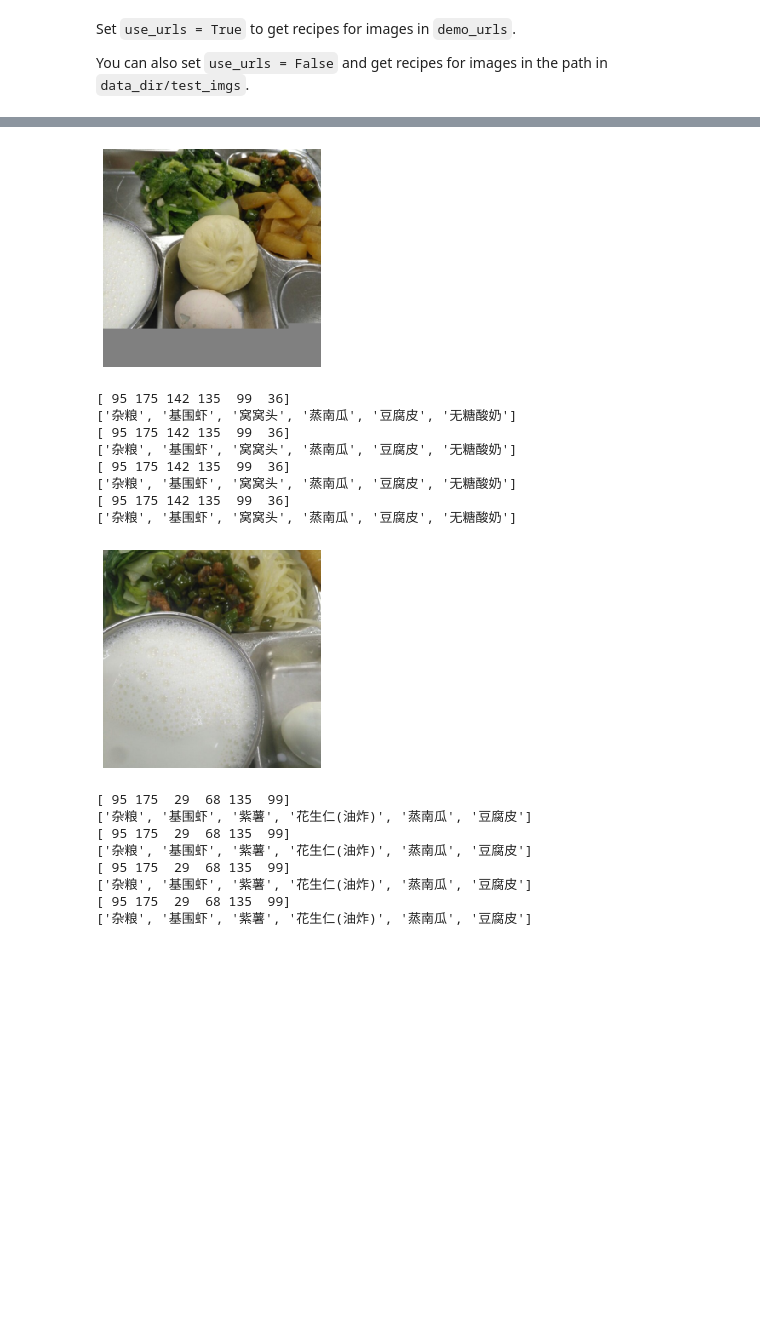
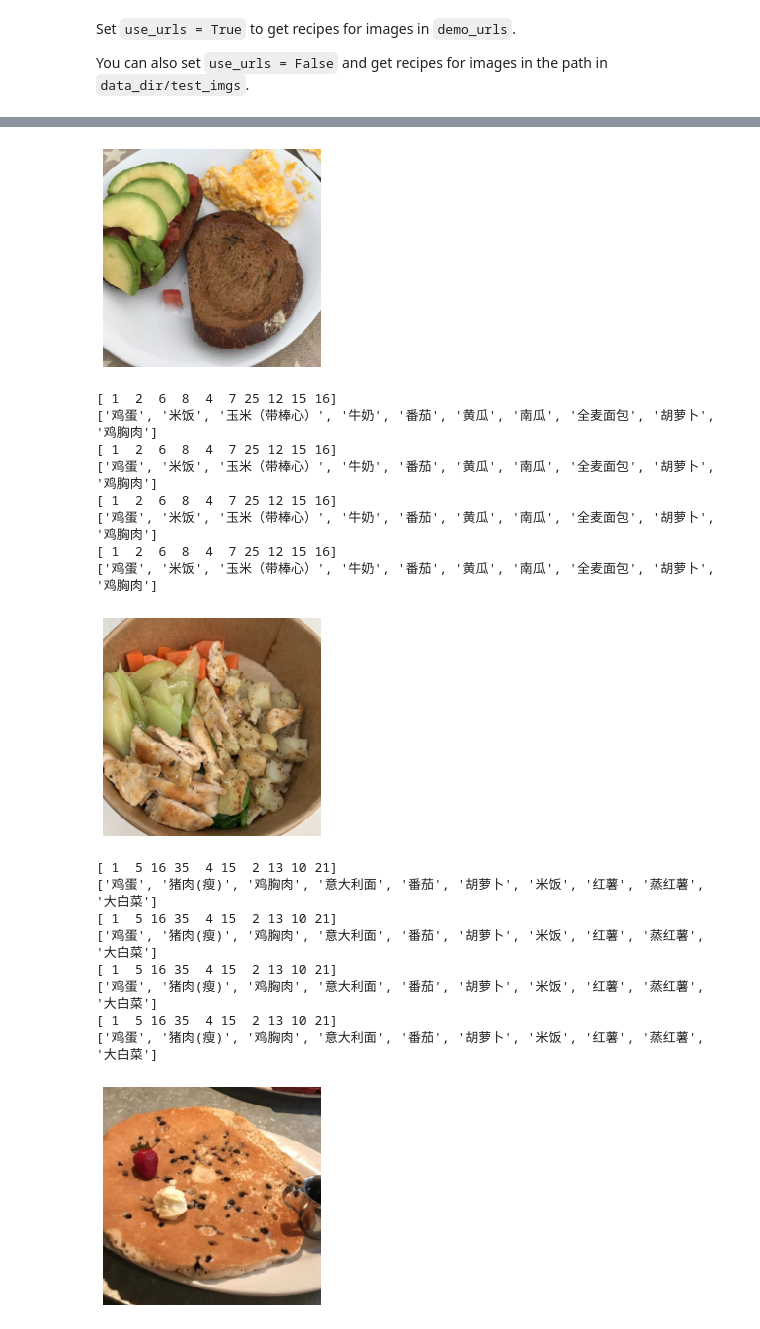
Before and after one commit to eganlau/inversecooking, a Jupyter notebook: src/demo-v3.ipynb, the cells around one changed output, grey strips where cells are left out. Saved outputs shown, nothing was run; the diff lists cells and outputs as text; code cells hidden in the pictures; blank space fills up the shorter version.

```diff
--- a/src/demo-v3.ipynb
+++ b/src/demo-v3.ipynb
@@ -72,7 +72,7 @@ transform = transforms.Compose(transf_list)
 image_dir = "/media/eganlau/meal_pictures/Images/"
 ImageFile.LOAD_TRUNCATED_IMAGES = True
 
-for data in dataset[31:50]:
+for data in dataset[10:20]:
     print(data["id"])
     print(data["ingredients"])
     image_transf = transform(Image.open(image_dir + data['images'][0]).convert('RGB'))
@@ -124,12 +124,13 @@ ingr_df.head()
 t = time.time()
 import sys; sys.argv=['']; del sys
 args = get_parser()
-args.maxseqlen = 15
+# args.maxseqlen = 15
 args.ingrs_only=True
-args.embed_size=80
+args.image_model='resnet152'
+# args.embed_size=80
 model = get_model(args, ingr_vocab_size, instrs_vocab_size)
 # Load the trained model parameters
-model_path = os.path.join("../saved_models/inversecooking/model/checkpoints", 'modelbest.ckpt')
+model_path = os.path.join("../saved_models/inversecooking/model/checkpoints", 'model.ckpt')
 model.load_state_dict(torch.load(model_path, map_location=map_loc))
 model.to(device)
 model.eval()
@@ -184,7 +185,7 @@ for img_file in demo_files:
 
     transf_list = []
     transf_list.append(transforms.Resize(256))
-    transf_list.append(transforms.CenterCrop(256))
+    transf_list.append(transforms.CenterCrop(224))
     transform = transforms.Compose(transf_list)
 
     image_transf = transform(image)
@@ -204,30 +205,4 @@ for img_file in demo_files:
         ingr_ids = outputs['ingr_ids'].cpu().numpy()
         print(ingr_ids[0])
         print(get_ingrs(ingr_ids[0], ingrs_vocab))
-#         recipe_ids = outputs['recipe_ids'].cpu().numpy()
-
-#         outs, valid = prepare_output(recipe_ids[0], ingr_ids[0], ingrs_vocab, vocab)
-
-#         if valid['is_valid'] or show_anyways:
-
-#             print ('RECIPE', num_valid)
-#             num_valid+=1
-#             #print ("greedy:", greedy[i], "beam:", beam[i])
-
-#             BOLD = '\033[1m'
-#             END = '\033[0m'
-#             print (BOLD + '\nTitle:' + END,outs['title'])
-
-#             print (BOLD + '\nIngredients:'+ END)
-#             print (', '.join(outs['ingrs']))
-
-#             print (BOLD + '\nInstructions:'+END)
-#             print ('-'+'\n-'.join(outs['recipe']))
-
-#             print ('='*20)
-
-#         else:
-#             pass
-#             print ("Not a valid recipe!")
-#             print ("Reason: ", valid['reason'])
 # %% [output]
@@ -243,18 +218,19 @@ for img_file in demo_files:
-[figure, old version]
+[figure, new version]
-[ 95 175 142 135  99  36]
-['杂粮', '基围虾', '窝窝头', '蒸南瓜', '豆腐皮', '无糖酸奶']
-[ 95 175 142 135  99  36]
-['杂粮', '基围虾', '窝窝头', '蒸南瓜', '豆腐皮', '无糖酸奶']
-[ 95 175 142 135  99  36]
-['杂粮', '基围虾', '窝窝头', '蒸南瓜', '豆腐皮', '无糖酸奶']
-[ 95 175 142 135  99  36]
-['杂粮', '基围虾', '窝窝头', '蒸南瓜', '豆腐皮', '无糖酸奶']
+[ 1  2  6  8  4  7 25 12 15 16]
+['鸡蛋', '米饭', '玉米（带棒心）', '牛奶', '番茄', '黄瓜', '南瓜', '全麦面包', '胡萝卜', '鸡胸肉']
+[ 1  2  6  8  4  7 25 12 15 16]
+['鸡蛋', '米饭', '玉米（带棒心）', '牛奶', '番茄', '黄瓜', '南瓜', '全麦面包', '胡萝卜', '鸡胸肉']
+[ 1  2  6  8  4  7 25 12 15 16]
+['鸡蛋', '米饭', '玉米（带棒心）', '牛奶', '番茄', '黄瓜', '南瓜', '全麦面包', '胡萝卜', '鸡胸肉']
+[ 1  2  6  8  4  7 25 12 15 16]
+['鸡蛋', '米饭', '玉米（带棒心）', '牛奶', '番茄', '黄瓜', '南瓜', '全麦面包', '胡萝卜', '鸡胸肉']
-[figure, old version]
+[figure, new version]
-[ 95 175  29  68 135  99]
-['杂粮', '基围虾', '紫薯', '花生仁(油炸)', '蒸南瓜', '豆腐皮']
-[ 95 175  29  68 135  99]
-['杂粮', '基围虾', '紫薯', '花生仁(油炸)', '蒸南瓜', '豆腐皮']
-[ 95 175  29  68 135  99]
-['杂粮', '基围虾', '紫薯', '花生仁(油炸)', '蒸南瓜', '豆腐皮']
-[ 95 175  29  68 135  99]
-['杂粮', '基围虾', '紫薯', '花生仁(油炸)', '蒸南瓜', '豆腐皮']
+[ 1  5 16 35  4 15  2 13 10 21]
+['鸡蛋', '猪肉(瘦)', '鸡胸肉', '意大利面', '番茄', '胡萝卜', '米饭', '红薯', '蒸红薯', '大白菜']
+[ 1  5 16 35  4 15  2 13 10 21]
+['鸡蛋', '猪肉(瘦)', '鸡胸肉', '意大利面', '番茄', '胡萝卜', '米饭', '红薯', '蒸红薯', '大白菜']
+[ 1  5 16 35  4 15  2 13 10 21]
+['鸡蛋', '猪肉(瘦)', '鸡胸肉', '意大利面', '番茄', '胡萝卜', '米饭', '红薯', '蒸红薯', '大白菜']
+[ 1  5 16 35  4 15  2 13 10 21]
+['鸡蛋', '猪肉(瘦)', '鸡胸肉', '意大利面', '番茄', '胡萝卜', '米饭', '红薯', '蒸红薯', '大白菜']
+[figure, added]
```
Also changed, not shown: parts of 5 cells of this notebook, 2 other files.
